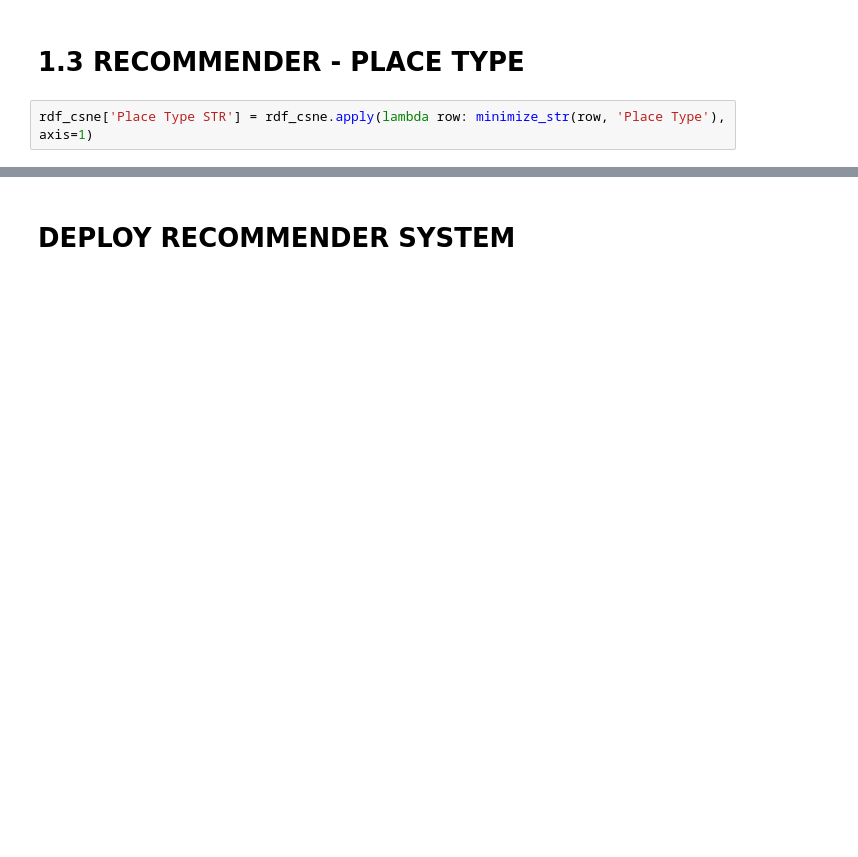
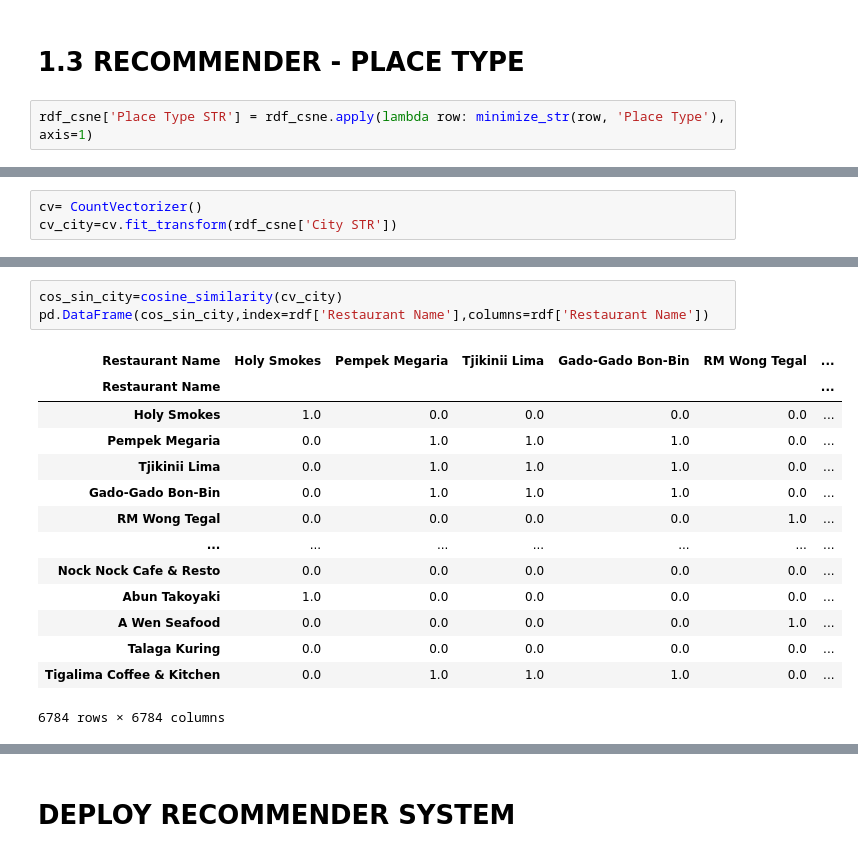
Before and after one commit to RizqiEka/pwdk-finalproject, a Jupyter notebook: 4 - DATA MODELING/Zomato JKT Data Modeling - Recommender System.ipynb, the cells around one changed output, grey strips where cells are left out. Saved outputs shown, nothing was run; the diff lists cells and outputs as text; blank space fills up the shorter version.

```diff
--- a/4 - DATA MODELING/Zomato JKT Data Modeling - Recommender System.ipynb
+++ b/4 - DATA MODELING/Zomato JKT Data Modeling - Recommender System.ipynb
@@ -260,0 +266,3 @@ get_recomendation_restaurant('Cirengcrispi')
+# %%
+cv= CountVectorizer()
+cv_city=cv.fit_transform(rdf_csne['City STR'])
@@ -260,0 +278,18 @@ get_recomendation_restaurant('Cirengcrispi')
+# %%
+cos_sin_city=cosine_similarity(cv_city)
+pd.DataFrame(cos_sin_city,index=rdf['Restaurant Name'],columns=rdf['Restaurant Name'])
+# %% [output]
+| Restaurant Name | Holy Smokes | Pempek Megaria | Tjikinii Lima | Gado-Gado Bon-Bin | RM Wong Tegal | ... |
+| Restaurant Name |  |  |  |  |  | ... |
+| Holy Smokes | 1.0 | 0.0 | 0.0 | 0.0 | 0.0 | ... |
+| Pempek Megaria | 0.0 | 1.0 | 1.0 | 1.0 | 0.0 | ... |
+| Tjikinii Lima | 0.0 | 1.0 | 1.0 | 1.0 | 0.0 | ... |
+| Gado-Gado Bon-Bin | 0.0 | 1.0 | 1.0 | 1.0 | 0.0 | ... |
+| RM Wong Tegal | 0.0 | 0.0 | 0.0 | 0.0 | 1.0 | ... |
+| ... | ... | ... | ... | ... | ... | ... |
+| Nock Nock Cafe & Resto | 0.0 | 0.0 | 0.0 | 0.0 | 0.0 | ... |
+| Abun Takoyaki | 1.0 | 0.0 | 0.0 | 0.0 | 0.0 | ... |
+| A Wen Seafood | 0.0 | 0.0 | 0.0 | 0.0 | 1.0 | ... |
+| Talaga Kuring | 0.0 | 0.0 | 0.0 | 0.0 | 0.0 | ... |
+| Tigalima Coffee & Kitchen | 0.0 | 1.0 | 1.0 | 1.0 | 0.0 | ... |
+6784 rows × 6784 columns
```
Also changed, not shown: parts of 38 cells of this notebook, 10 other files.
